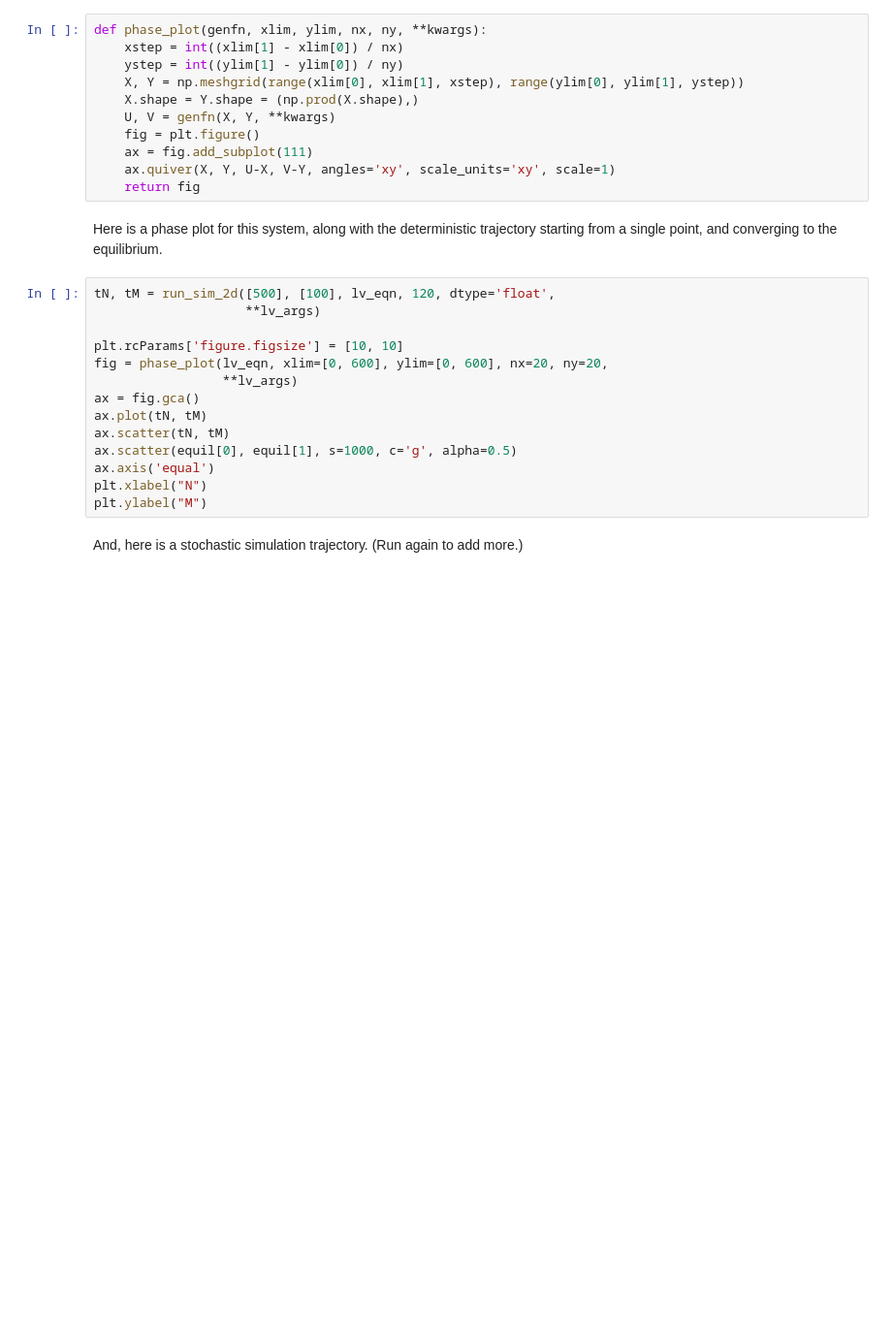
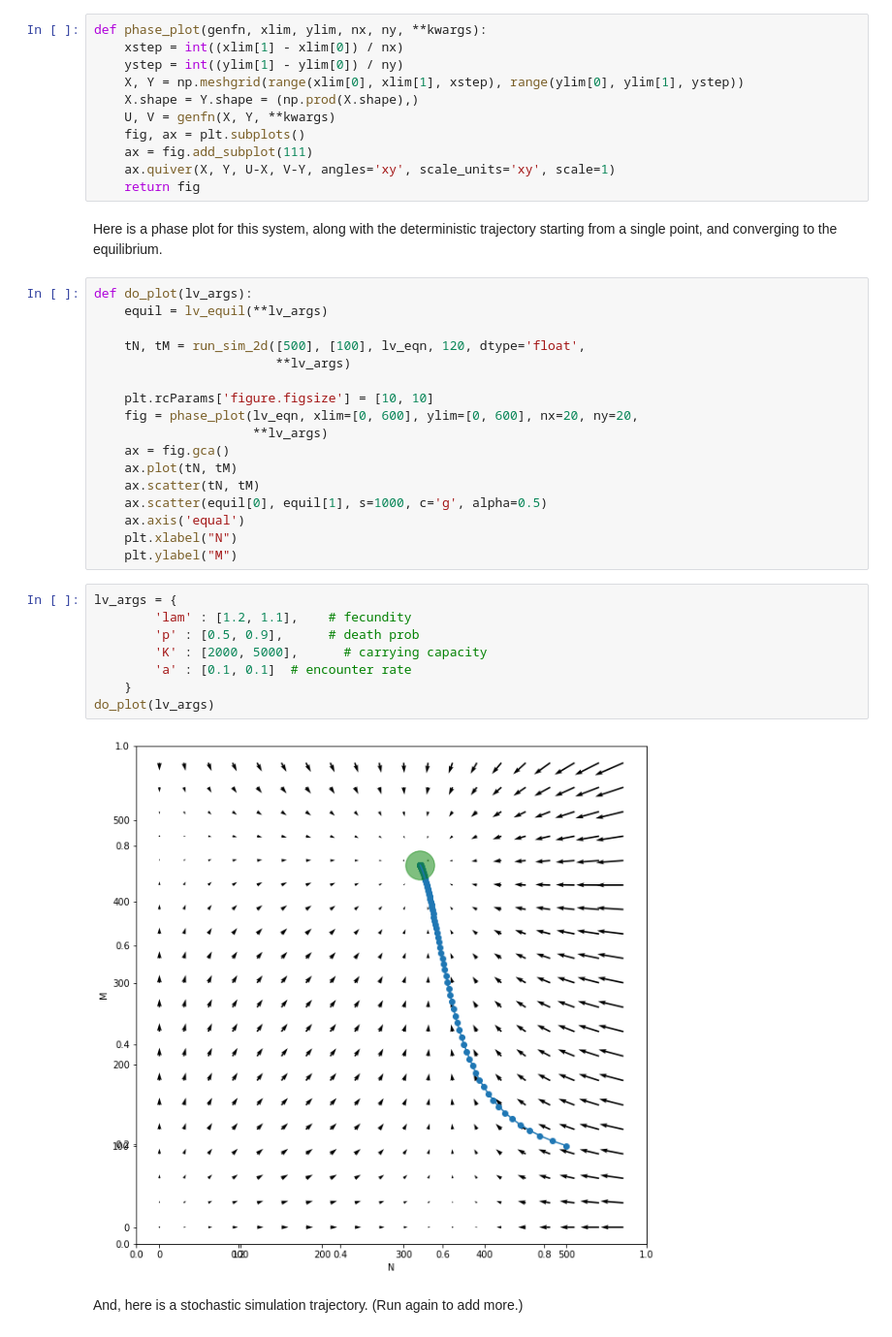
Before and after one commit to petrelharp/popbio, a Jupyter notebook: notebooks/interactions.ipynb, the cells around one changed output. Shown at 97% size. Cells and saved outputs as stored; diff of their text form; blank space fills up the shorter version.

```diff
--- a/notebooks/interactions.ipynb
+++ b/notebooks/interactions.ipynb
@@ -295,7 +321,7 @@ def phase_plot(genfn, xlim, ylim, nx, ny, **kwargs):
     X, Y = np.meshgrid(range(xlim[0], xlim[1], xstep), range(ylim[0], ylim[1], ystep))
     X.shape = Y.shape = (np.prod(X.shape),)
     U, V = genfn(X, Y, **kwargs)
-    fig = plt.figure()
+    fig, ax = plt.subplots()
     ax = fig.add_subplot(111)
     ax.quiver(X, Y, U-X, V-Y, angles='xy', scale_units='xy', scale=1)
     return fig
@@ -304,19 +330,32 @@ Here is a phase plot for this system,
 along with the deterministic trajectory starting from a single point,
 and converging to the equilibrium.
 # %%
-tN, tM = run_sim_2d([500], [100], lv_eqn, 120, dtype='float',
-                    **lv_args)
+def do_plot(lv_args):
+    equil = lv_equil(**lv_args)
 
-plt.rcParams['figure.figsize'] = [10, 10]
-fig = phase_plot(lv_eqn, xlim=[0, 600], ylim=[0, 600], nx=20, ny=20,
-                 **lv_args)
-ax = fig.gca()
-ax.plot(tN, tM)
-ax.scatter(tN, tM)
-ax.scatter(equil[0], equil[1], s=1000, c='g', alpha=0.5)
-ax.axis('equal')
-plt.xlabel("N")
-plt.ylabel("M")
+    tN, tM = run_sim_2d([500], [100], lv_eqn, 120, dtype='float',
+                        **lv_args)
+
+    plt.rcParams['figure.figsize'] = [10, 10]
+    fig = phase_plot(lv_eqn, xlim=[0, 600], ylim=[0, 600], nx=20, ny=20,
+                     **lv_args)
+    ax = fig.gca()
+    ax.plot(tN, tM)
+    ax.scatter(tN, tM)
+    ax.scatter(equil[0], equil[1], s=1000, c='g', alpha=0.5)
+    ax.axis('equal')
+    plt.xlabel("N")
+    plt.ylabel("M")
+# %%
+lv_args = {
+        'lam' : [1.2, 1.1],    # fecundity
+        'p' : [0.5, 0.9],      # death prob
+        'K' : [2000, 5000],      # carrying capacity
+        'a' : [0.1, 0.1]  # encounter rate
+    }
+do_plot(lv_args)
+# %% [output]
+[figure, added]
 # %% [markdown]
 And, here is a stochastic simulation trajectory.
 (Run again to add more.)
```
Also changed, not shown: parts of 8 cells of this notebook.
